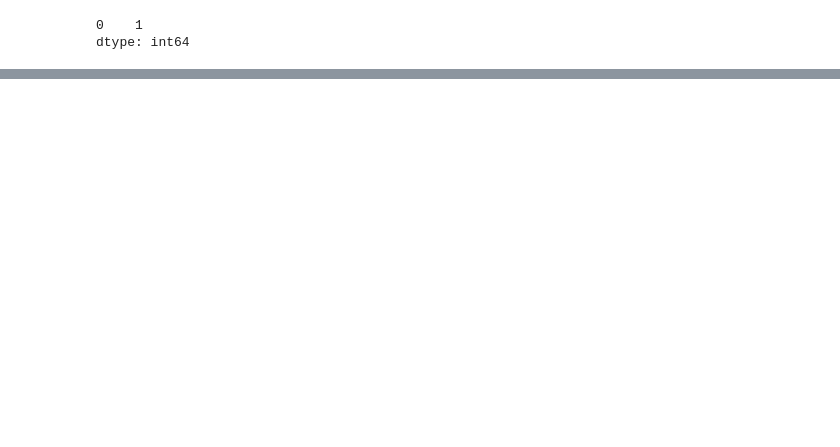
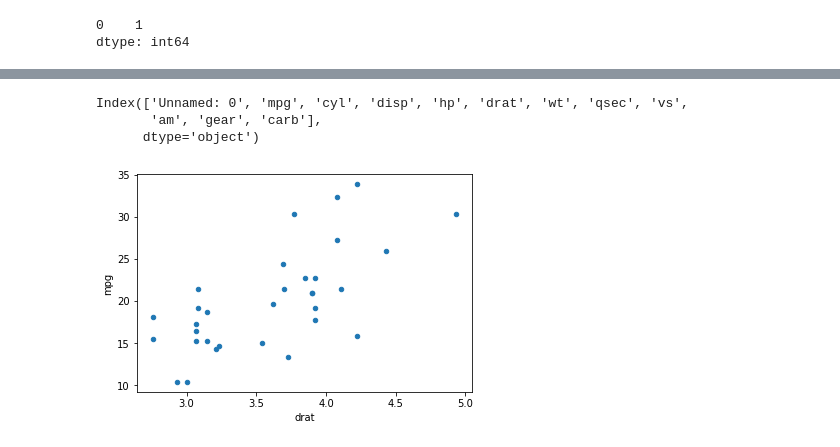
Before and after one commit to Abhi050/Machine_Learning, a Jupyter notebook: Stats_for_ML.ipynb, the cells around one changed output, grey strips where cells are left out. Cells and saved outputs as stored; diff of their text form; code cells hidden in the pictures; blank space fills up the shorter version.

```diff
--- a/Stats_for_ML.ipynb
+++ b/Stats_for_ML.ipynb
@@ -156,0 +212,11 @@ ValueError: ignored
+# %%
+df1.columns
+# %% [output]
+Index(['Unnamed: 0', 'mpg', 'cyl', 'disp', 'hp', 'drat', 'wt', 'qsec', 'vs',
+       'am', 'gear', 'carb'],
+      dtype='object')
+# %%
+df.plot.scatter(y="mpg",x="drat")
+plt.show()
+# %% [output]
+[figure, added]
```
Also changed, not shown: parts of 13 cells of this notebook.
